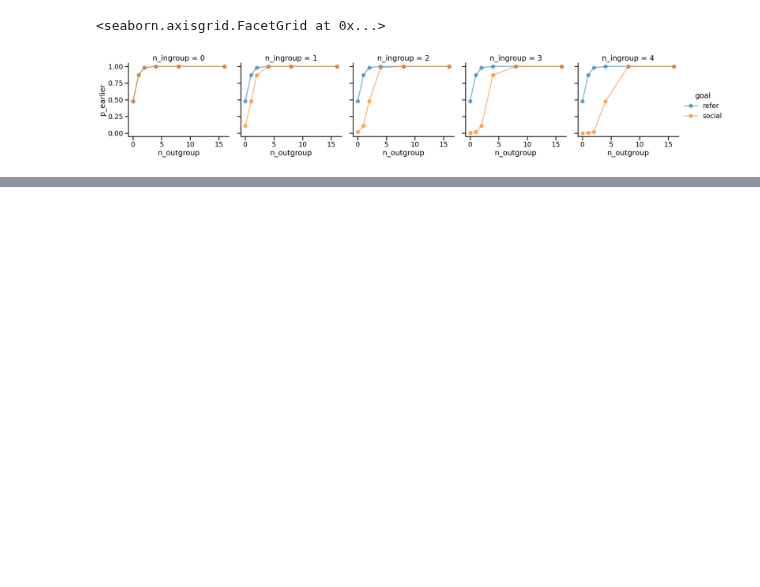
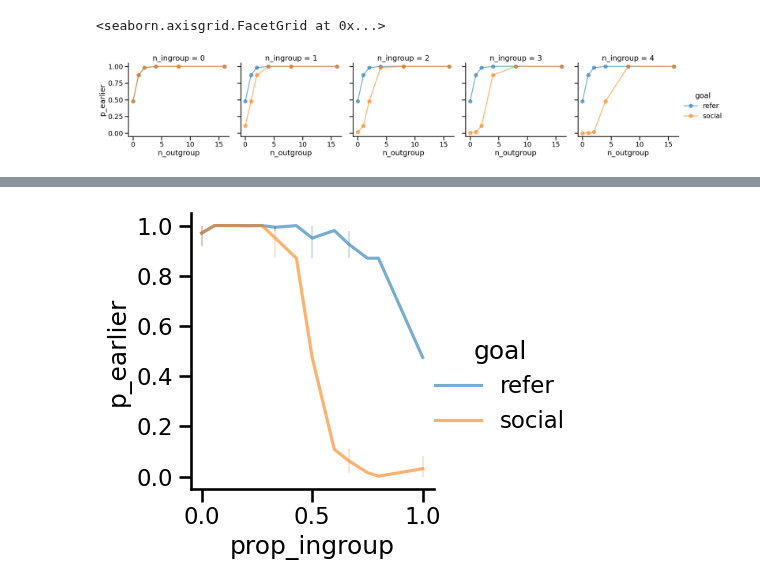
Before and after one commit to aliciamchen/code-switching, a Jupyter notebook: model/earlier-later-3pp-varied.ipynb, the cells around one changed output, grey strips where cells are left out. Cells and saved outputs as stored; diff of their text form; code cells hidden in the pictures; blank space fills up the shorter version.

```diff
--- a/model/earlier-later-3pp-varied.ipynb
+++ b/model/earlier-later-3pp-varied.ipynb
@@ -60,0 +73,4 @@ g.add_legend()
+# %%
+g = sns.relplot(data=df, x='prop_ingroup', y='p_earlier', hue='goal', kind='line', alpha=0.6, height=4)
+# %% [output]
+[figure, added]
```
Also changed, not shown: parts of 5 cells of this notebook.
